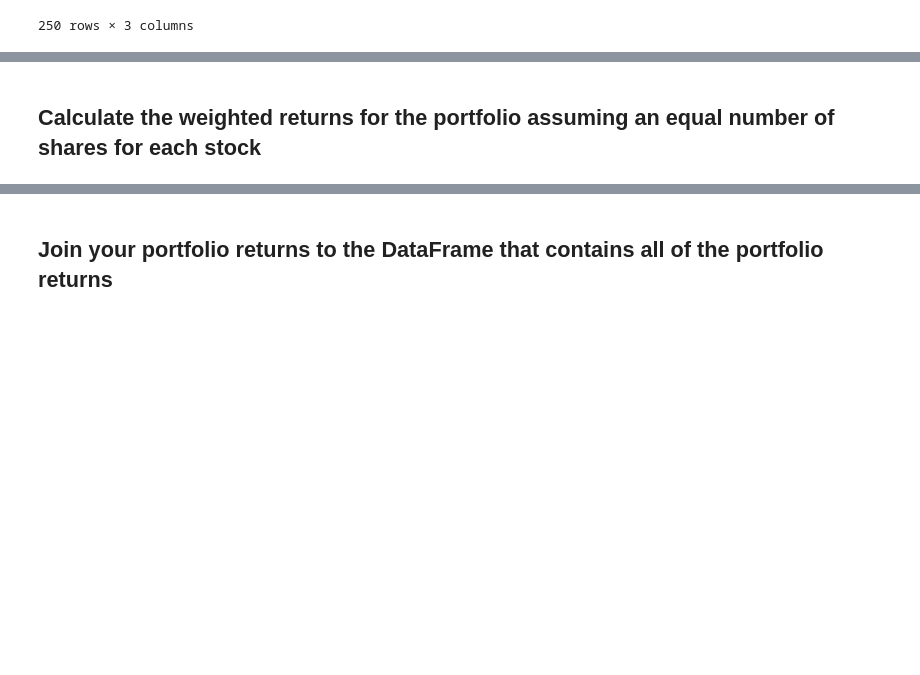
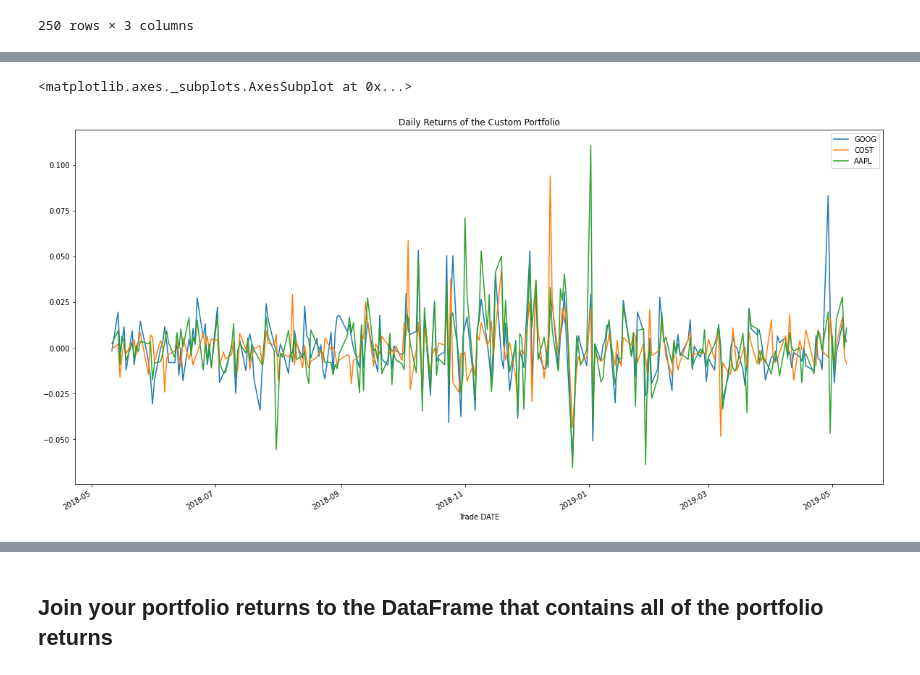
Before and after one commit to mauricedure/Whale_Off_The_Portfolio, a Jupyter notebook: whale_analysis.ipynb, the cells around one changed output, grey strips where cells are left out. Drawn from its saved outputs; the diff is of its cells as text; code cells hidden in the pictures; blank space fills up the shorter version.

```diff
--- a/whale_analysis.ipynb
+++ b/whale_analysis.ipynb
@@ -523,3 +531,11 @@ InvalidIndexError: Reindexing only valid with uniquely valued Index objects
-# %% [markdown]
-## Calculate the weighted returns for the portfolio assuming an equal number of shares for each stock
+# %%
+# Calculate daily returns
+daily_returns2 = all_stock_df.pct_change()
+# Drop NAs
+all_stock_df.dropna().copy()
+# Plot sample data
+daily_returns2.plot(figsize=(20,10), title='Daily Returns of the Custom Portfolio')
+# %% [output]
+<matplotlib.axes._subplots.AxesSubplot at 0x...>
+[figure, added]
 # %%
```
Also changed, not shown: parts of 19 cells of this notebook.
